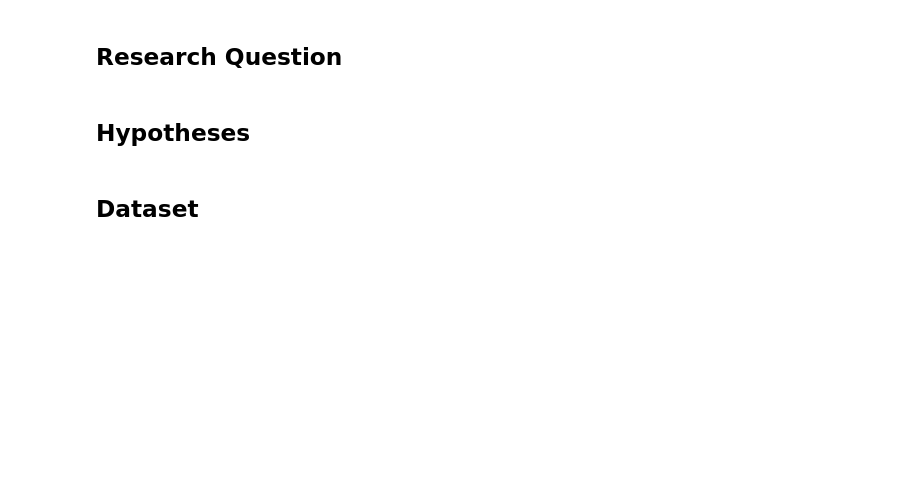
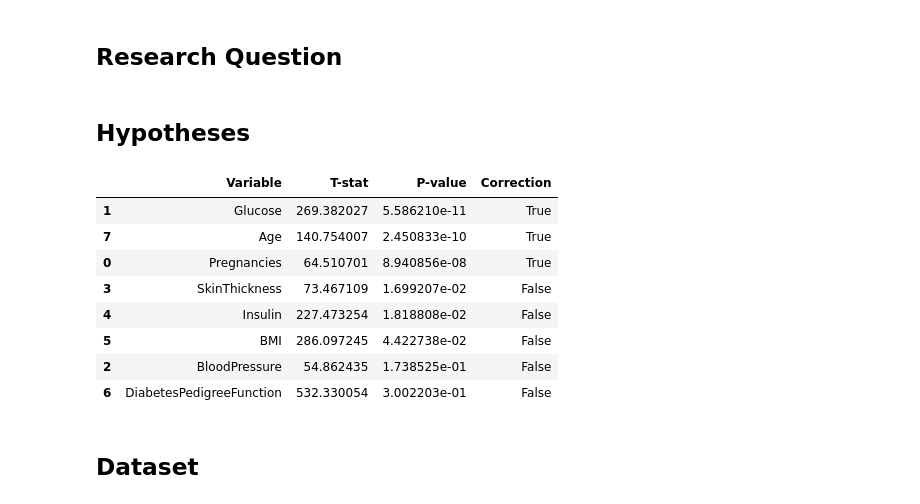
Before and after one commit to grudzinskio/DiabetesPrediction, a Jupyter notebook: FinalNotebook.ipynb, the cells around one changed output. Drawn from its saved outputs; the diff is of its cells as text; code cells hidden in the pictures; blank space fills up the shorter version.

```diff
--- a/FinalNotebook.ipynb
+++ b/FinalNotebook.ipynb
@@ -9,5 +9,58 @@
 ## Research Question
 # %% [markdown]
 ## Hypotheses
+# %%
+from scipy.stats import stats
+import numpy as np
+import pandas as pd
+from pandas.api.types import is_numeric_dtype
+from pandas.api.types import is_string_dtype
+
+df = pd.read_csv("data/diabetes.csv")
+
+Outcome = df["Outcome"]
+
+columns_list = ["Pregnancies", "Glucose", "BloodPressure", "SkinThickness","Insulin", "BMI", "DiabetesPedigreeFunction", "Age"]
+Correction = True
+length3 = len(df)
+count = 0
+threshold = (0.05)/8
+ColumnsLength = len(df.columns)
+Dict = {}
+var = []
+pval = []
+Dict = {"Variable":[], "T-stat": [], "P-value": [], "Correction":[]}
+for variable in columns_list:
+        samples_by_group = []
+        for value in set(df[variable]):
+            mask = df[variable] == value
+            samples_by_group.append(df['Outcome'][mask])
+        kstat, Kp = stats.kruskal(*samples_by_group)
+        if(Kp < ((threshold)/length3)):
+            Correction = True
+        elif(Kp > ((threshold)/length3)):
+            Correction = False
+        Dict["T-stat"].append(kstat)
+        Dict["P-value"].append(Kp)
+        pval.append(Kp)
+        var.append(variable)
+        Dict["Correction"].append(Correction)
+        Dict["Variable"].append(variable)
+
+table = pd.DataFrame(Dict)
+
+sorted_df = table.sort_values(by=['P-value'], ascending=True)
+
+sorted_df.head(10)
+# %% [output]
+|  | Variable | T-stat | P-value | Correction |
+| 1 | Glucose | 269.382027 | 5.586210e-11 | True |
+| 7 | Age | 140.754007 | 2.450833e-10 | True |
+| 0 | Pregnancies | 64.510701 | 8.940856e-08 | True |
+| 3 | SkinThickness | 73.467109 | 1.699207e-02 | False |
+| 4 | Insulin | 227.473254 | 1.818808e-02 | False |
+| 5 | BMI | 286.097245 | 4.422738e-02 | False |
+| 2 | BloodPressure | 54.862435 | 1.738525e-01 | False |
+| 6 | DiabetesPedigreeFunction | 532.330054 | 3.002203e-01 | False |
 # %% [markdown]
 ## Dataset
```
Also changed, not shown: parts of 2 cells of this notebook.
